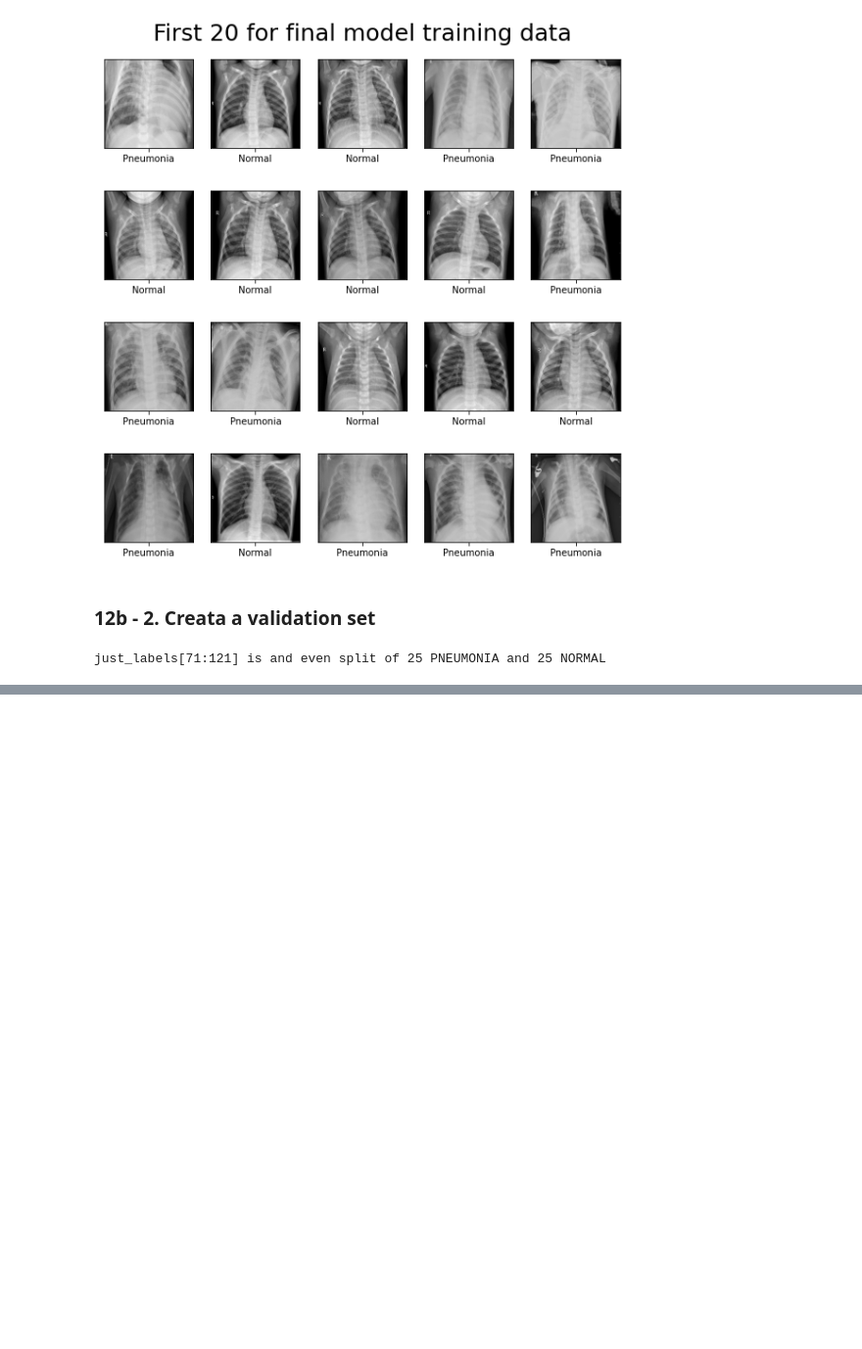
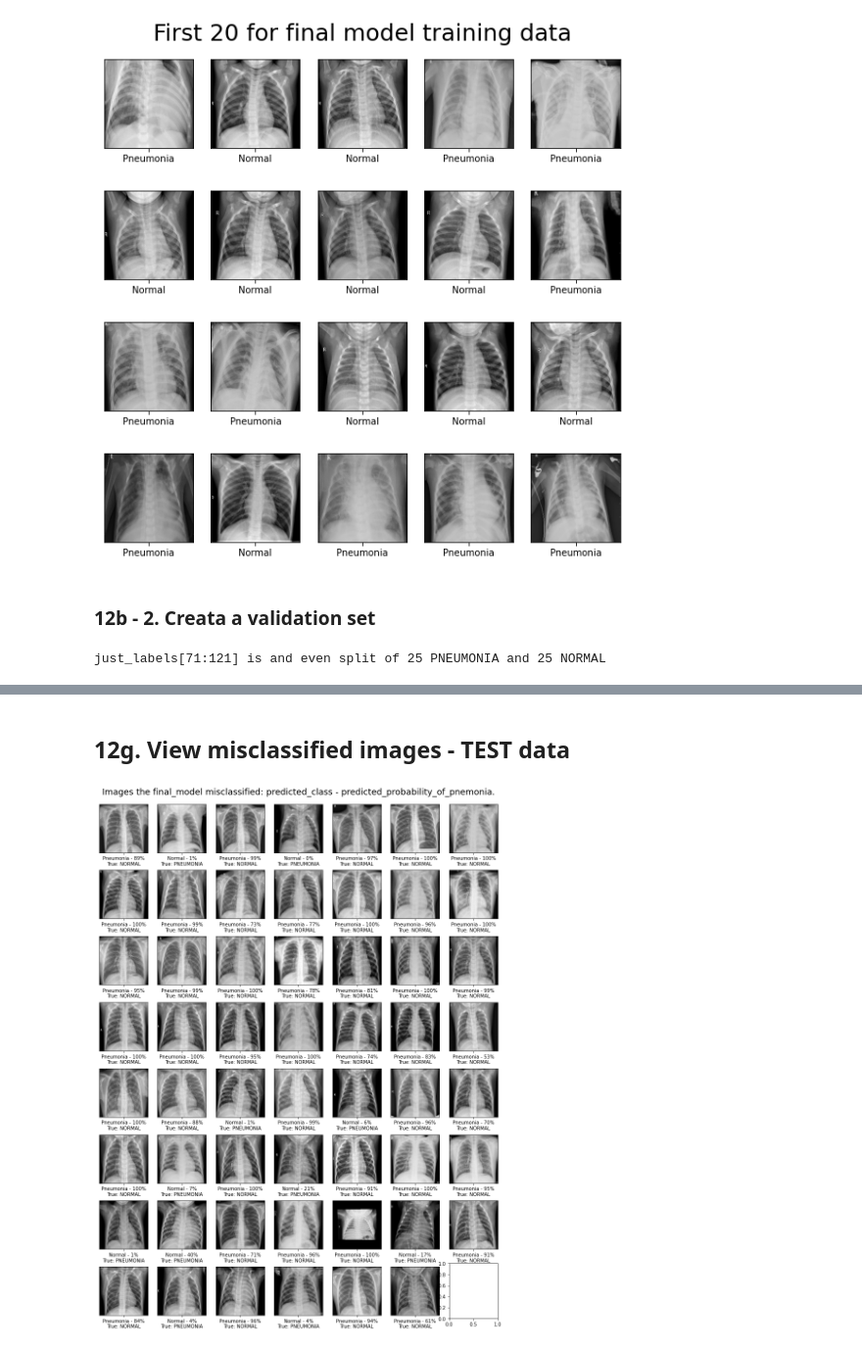
Before and after one commit to AgathaZareth/Pneumonia-Detection-with-CNN, a Jupyter notebook: notebook.ipynb, the cells around one changed output, grey strips where cells are left out. Shown at 98% size. Saved outputs shown, nothing was run; the diff lists cells and outputs as text; code cells hidden in the pictures; blank space fills up the shorter version.

```diff
--- a/notebook.ipynb
+++ b/notebook.ipynb
@@ -1625,0 +1727,31 @@ metrics_df
+# %% [markdown]
+## 12g. View misclassified images - TEST data
+# %%
+incorrect_images = [test_images[n] for n in final_test_indices_of_incorrect_predictions]
+incorrect_true_labels = [test_labels[n] for n in final_test_indices_of_incorrect_predictions]
+convert_to_percent = [p*100 for p in test_preds]
+predicted_proba = [round(list(convert_to_percent[i])[0]) for i in final_test_indices_of_incorrect_predictions]
+
+fig, axes = plt.subplots(nrows=8, ncols=7, figsize=(15,20))
+for n in range(len(incorrect_images)):
+    i = n //7
+    j = n%7
+    ax = axes[i][j]
+    ax.imshow(incorrect_images[n].reshape(256, 256), cmap=plt.cm.gray)
+    ax.set_xticks([128])
+
+    # if the true label is 0 (NORMAL) and model was incorrect then model predicted PNEUMONIA
+    if incorrect_true_labels[n] == 0:
+        ax.set_xticklabels([f'Pneumonia - {int(predicted_proba[n])}%\nTrue: NORMAL'])
+    # conversely,
+    else:
+        ax.set_xticklabels([f'Normal - {int(predicted_proba[n])}%\nTrue: PNEUMONIA'])
+
+    ax.set_yticks([])
+    # tinker with this, either 2,3,4 to get title centered depending on number of columns
+    if n == 3:
+        ax.set_title("Images the final_model misclassified: predicted_class - predicted_probability_of_pnemonia.",
+                     fontsize=18,
+                     pad=20);
+# %% [output]
+[figure, added]
```
Also changed, not shown: parts of 28 cells of this notebook, 1 other file.
